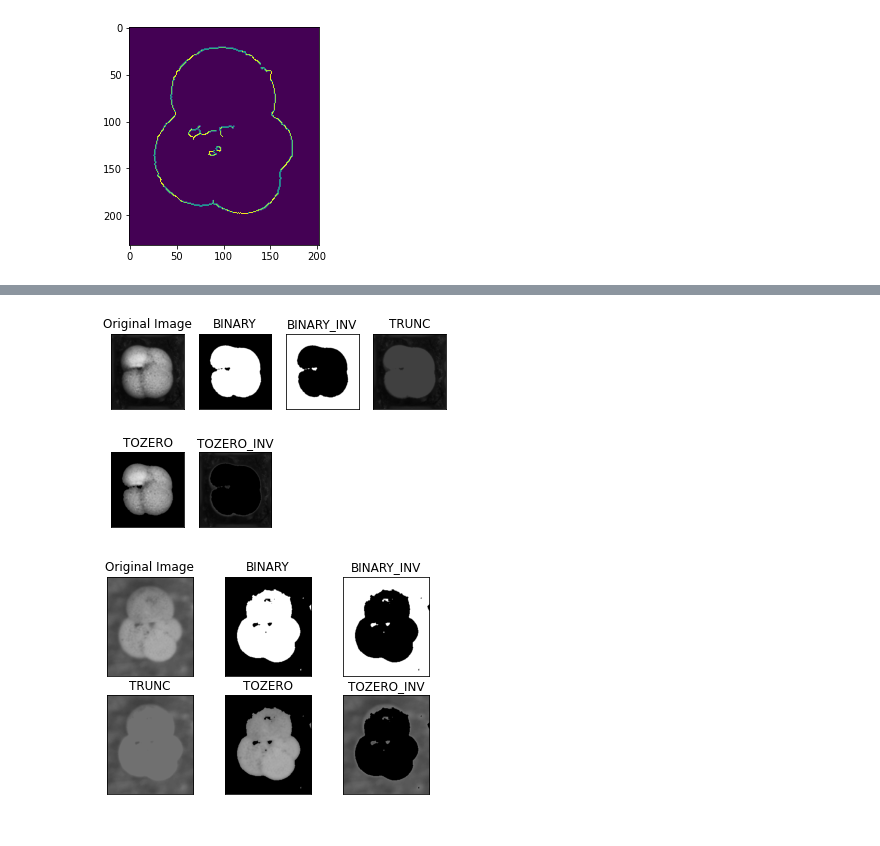
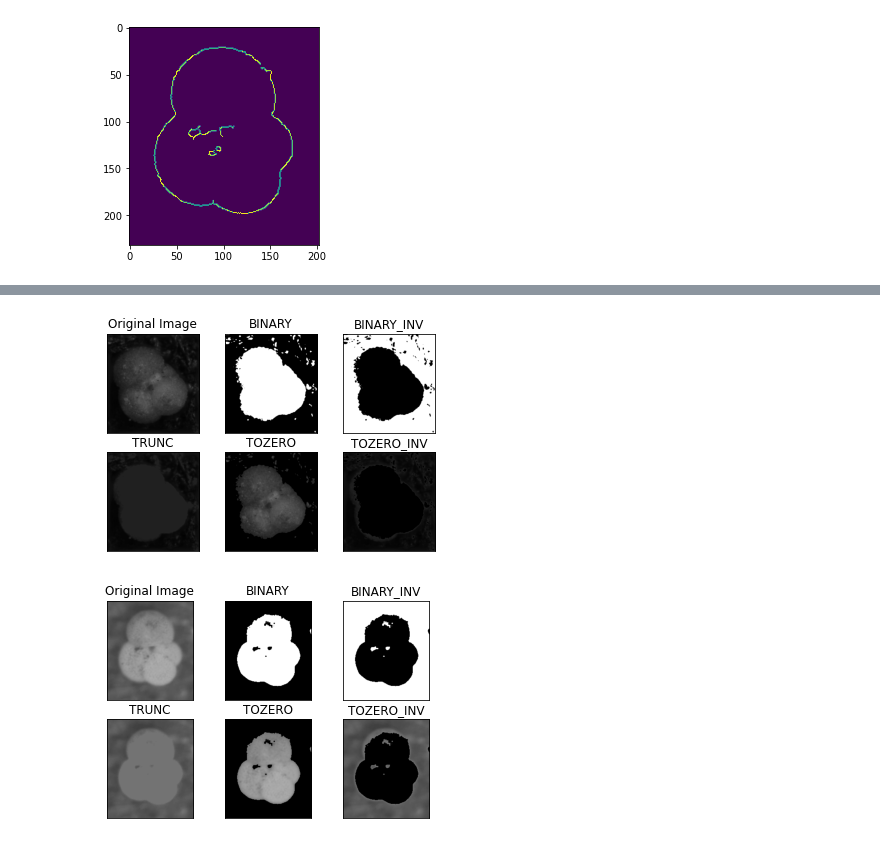
Before and after one commit to y1huac00/SummerProject, a Jupyter notebook: Utils/cv_experiments.ipynb, the cells around one changed output, grey strips where cells are left out. Saved outputs shown, nothing was run; the diff lists cells and outputs as text; code cells hidden in the pictures.

```diff
--- a/Utils/cv_experiments.ipynb
+++ b/Utils/cv_experiments.ipynb
@@ -9,7 +9,7 @@ from matplotlib import pyplot as plt
 The block is intended for setting up image file pathes.
 # %%
 imfile = 'yolo_train_134.jpg'
-solo_img_YPM = '../Plaindata/777753_ex307855_obj00573.jpg'
+solo_img_YPM = '../Plaindata/720896_ex307626_obj00723.jpg'
 solo_img_NHM = '../Plaindata/ZF6499-Globigerinita-glutinata_obj00008_plane000.jpg'
 furry = '../Plaindata/!ZF6590-1-Globigerinoides-sacculifer_obj00001_plane000'
 # %% [markdown]
@@ -95,8 +106,8 @@ def multiple_thresold(img, lower_bound=127, upper_bound=255):
     titles = ['Original Image','BINARY','BINARY_INV','TRUNC','TOZERO','TOZERO_INV']
     return imgs,titles
 # %%
-imgs_YPM, names_YPM = multiple_thresold(YPM,64)
-easyplot(imgs_YPM, names_YPM,2,4)
+imgs_YPM, names_YPM = multiple_thresold(YPM,33)
+easyplot(imgs_YPM, names_YPM,2,3)
 # %% [output]
-[figure, old version]
+[figure, new version]
 # %%
```
Also changed, not shown: parts of 14 cells of this notebook.
